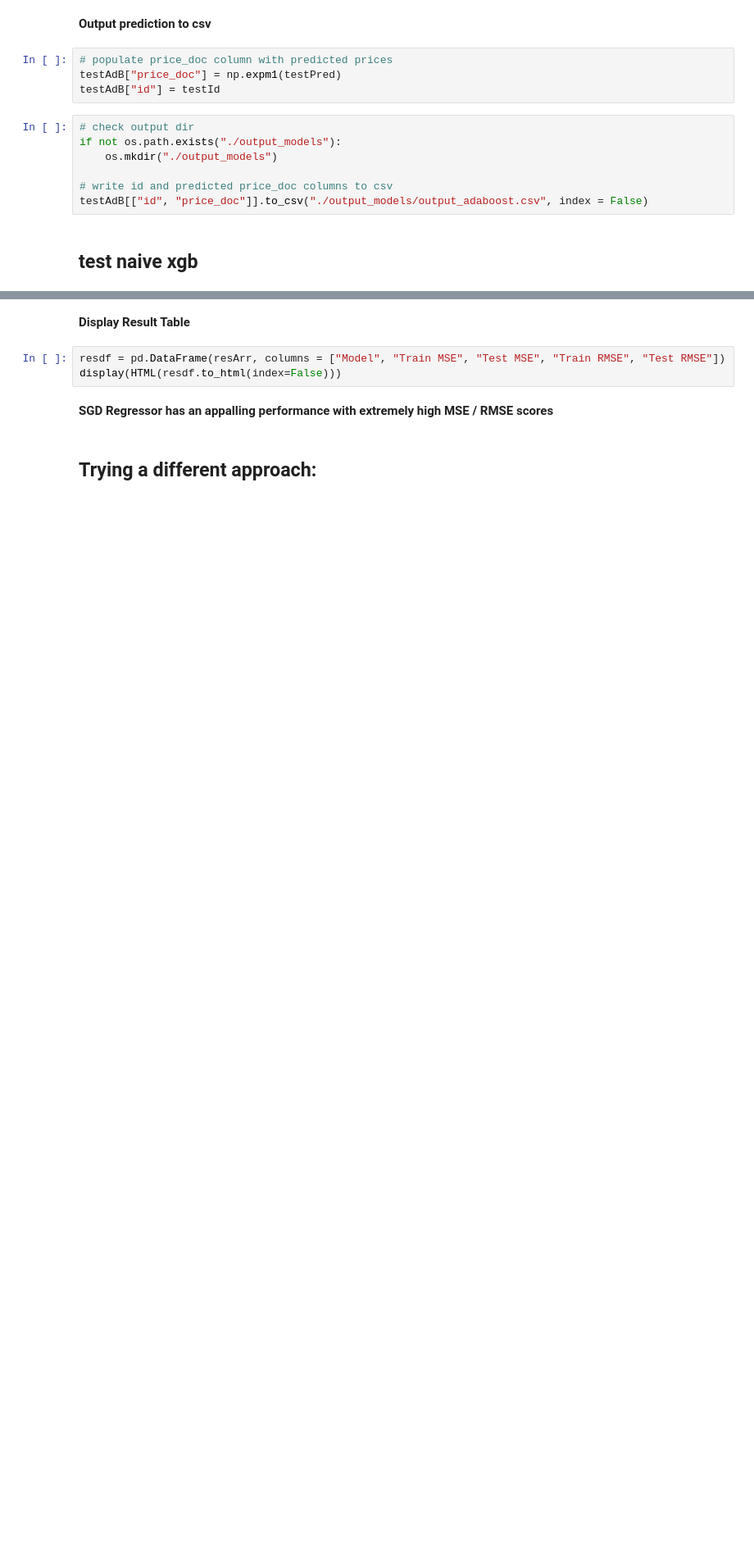
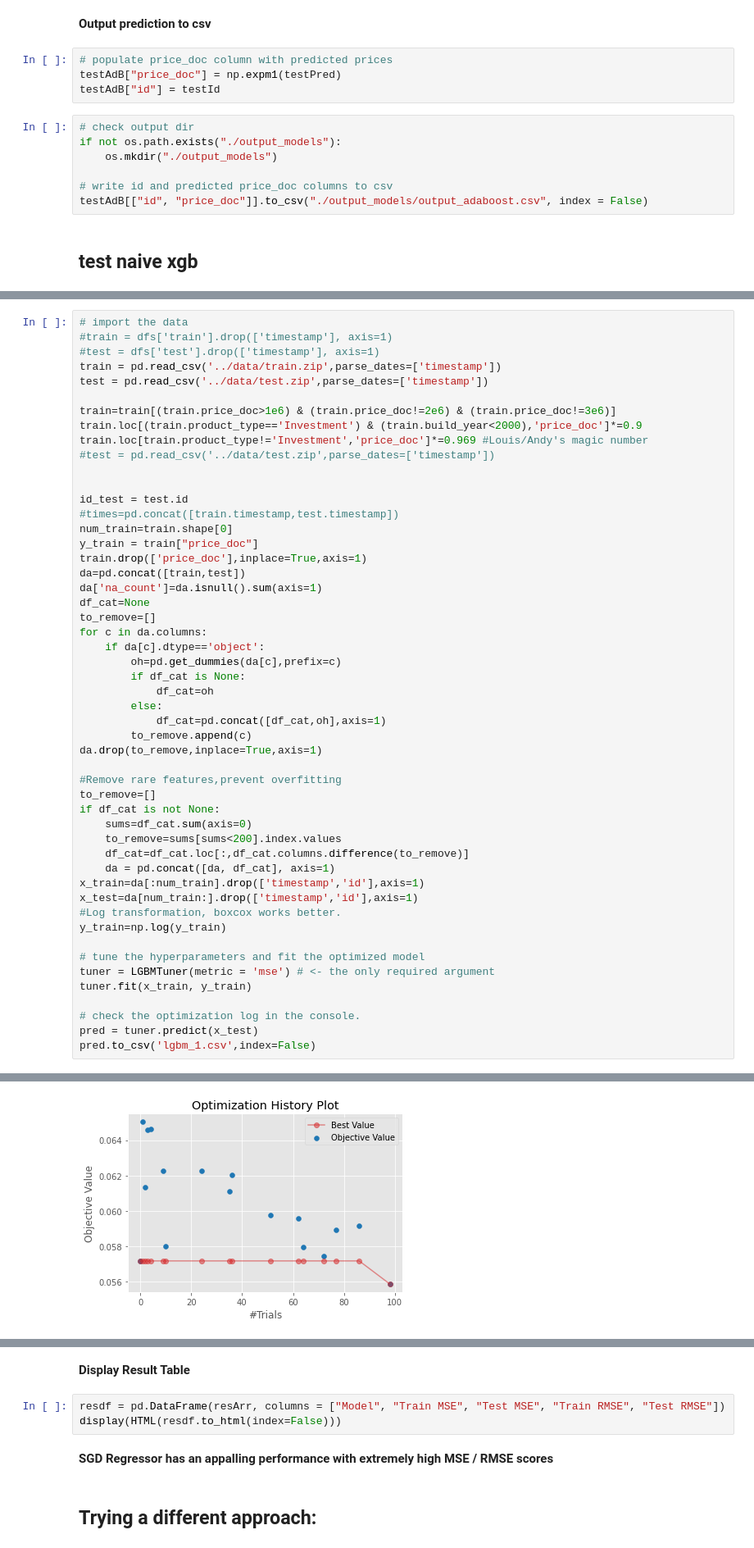
Before and after one commit to shernaliu/cz4041-machine-learning, a Jupyter notebook: code/FeatureEngineering.ipynb, the cells around one changed output, grey strips where cells are left out. Shown at 82% size. Drawn from its saved outputs; the diff is of its cells as text; blank space fills up the shorter version.

```diff
--- a/code/FeatureEngineering.ipynb
+++ b/code/FeatureEngineering.ipynb
@@ -1033,0 +1176,52 @@ output.head()
+# %%
+# import the data
+#train = dfs['train'].drop(['timestamp'], axis=1)
+#test = dfs['test'].drop(['timestamp'], axis=1)
+train = pd.read_csv('../data/train.zip',parse_dates=['timestamp'])
+test = pd.read_csv('../data/test.zip',parse_dates=['timestamp'])
+
+train=train[(train.price_doc>1e6) & (train.price_doc!=2e6) & (train.price_doc!=3e6)]
+train.loc[(train.product_type=='Investment') & (train.build_year<2000),'price_doc']*=0.9
+train.loc[train.product_type!='Investment','price_doc']*=0.969 #Louis/Andy's magic number
+#test = pd.read_csv('../data/test.zip',parse_dates=['timestamp'])
+
+
+id_test = test.id
+#times=pd.concat([train.timestamp,test.timestamp])
+num_train=train.shape[0]
+y_train = train["price_doc"]
+train.drop(['price_doc'],inplace=True,axis=1)
+da=pd.concat([train,test])
+da['na_count']=da.isnull().sum(axis=1)
+df_cat=None
+to_remove=[]
+for c in da.columns:
+    if da[c].dtype=='object':
+        oh=pd.get_dummies(da[c],prefix=c)
+        if df_cat is None:
+            df_cat=oh
+        else:
+            df_cat=pd.concat([df_cat,oh],axis=1)
+        to_remove.append(c)
+da.drop(to_remove,inplace=True,axis=1)
+
+#Remove rare features,prevent overfitting
+to_remove=[]
+if df_cat is not None:
+    sums=df_cat.sum(axis=0)
+    to_remove=sums[sums<200].index.values
+    df_cat=df_cat.loc[:,df_cat.columns.difference(to_remove)]
+    da = pd.concat([da, df_cat], axis=1)
+x_train=da[:num_train].drop(['timestamp','id'],axis=1)
+x_test=da[num_train:].drop(['timestamp','id'],axis=1)
+#Log transformation, boxcox works better.
+y_train=np.log(y_train)
+
+# tune the hyperparameters and fit the optimized model
+tuner = LGBMTuner(metric = 'mse') # <- the only required argument
+tuner.fit(x_train, y_train)
+
+# check the optimization log in the console.
+pred = tuner.predict(x_test)
+pred.to_csv('lgbm_1.csv',index=False)
+# %% [output]
@@ -1033,0 +1245 @@ output.head()
+[figure, added]
```
Also changed, not shown: parts of 16 cells of this notebook, 1 other file.
